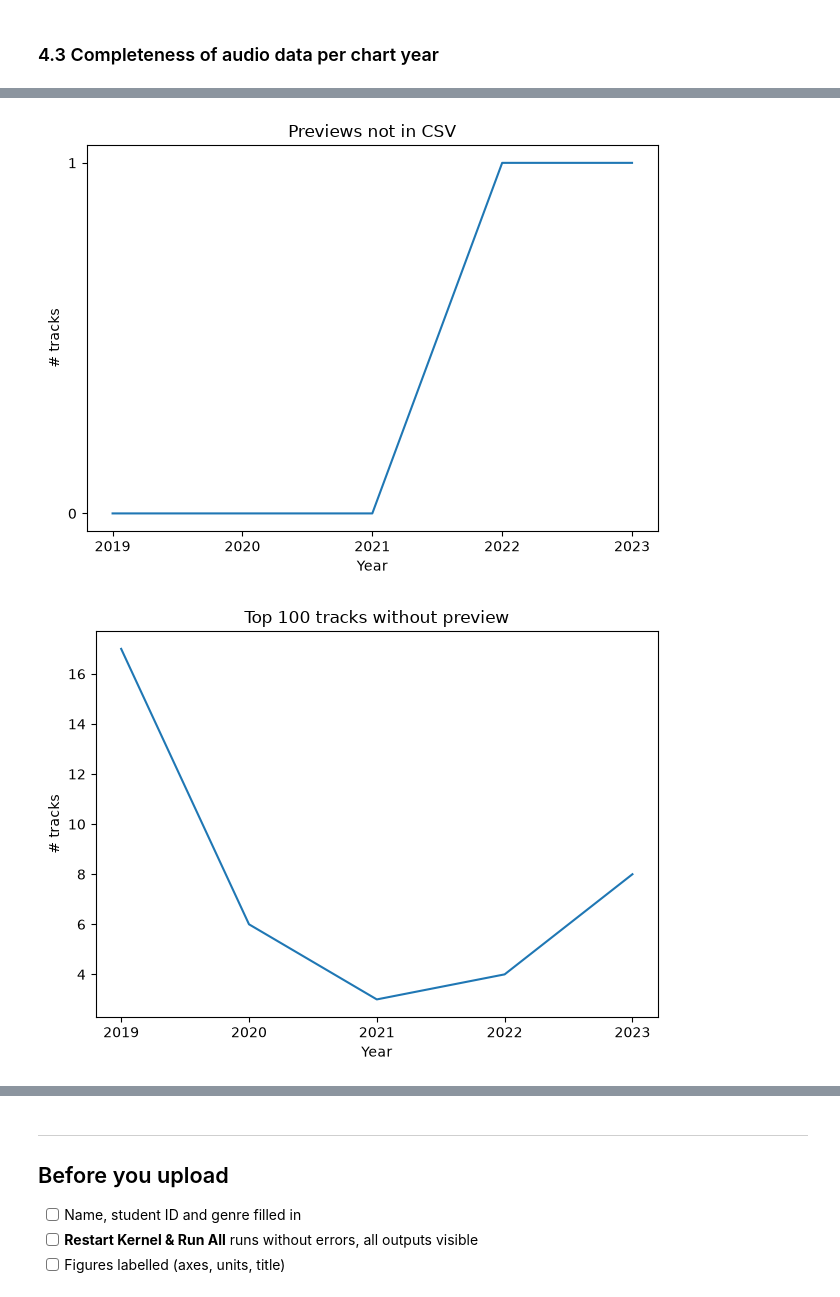
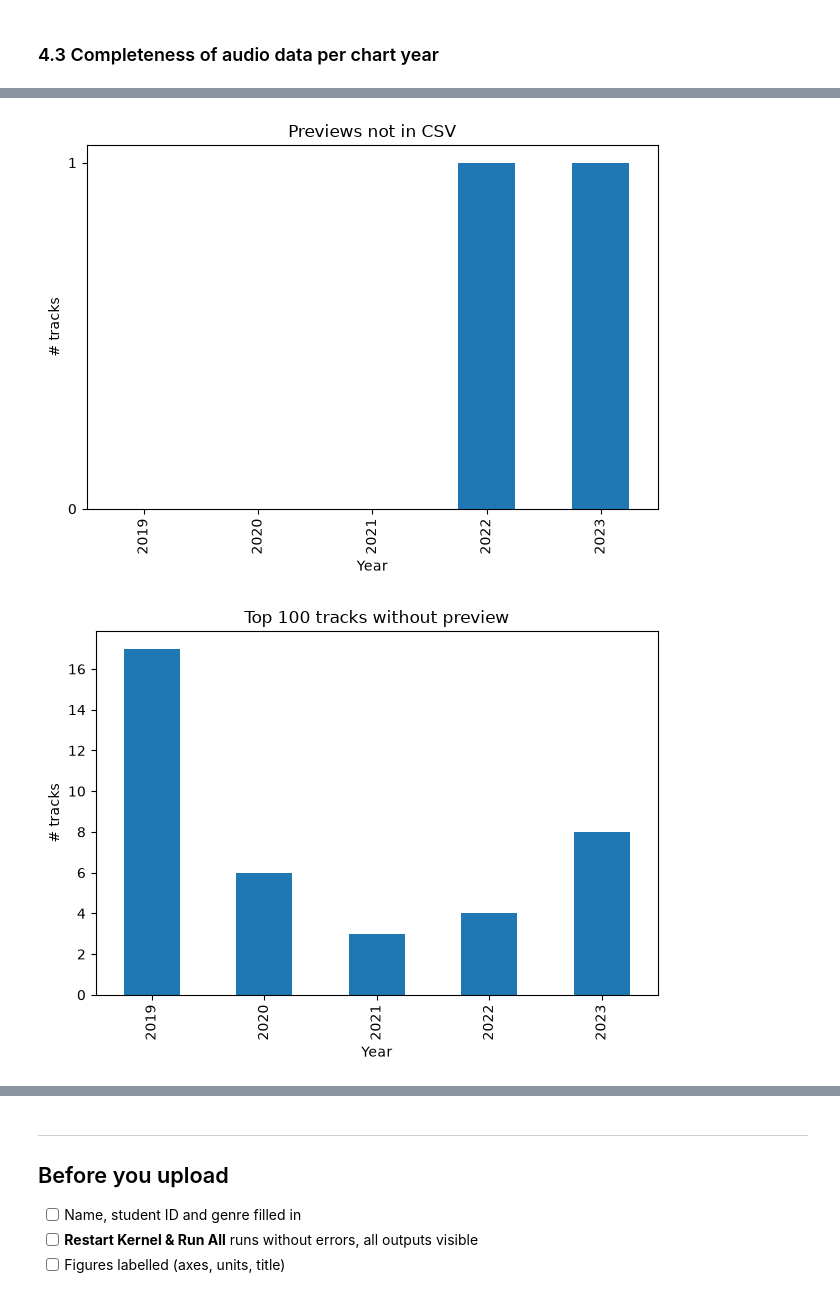
Before and after one commit to EwanMe/mirmla, a Jupyter notebook: T02_corpus_completeness.ipynb, the cells around one changed output, grey strips where cells are left out. Cells and saved outputs as stored; diff of their text form; code cells hidden in the pictures.

```diff
--- a/T02_corpus_completeness.ipynb
+++ b/T02_corpus_completeness.ipynb
@@ -385,29 +385,22 @@ previews = pd.DataFrame(
         for p in d.rglob("*.mp3")
     ]
 )
-
 tracks = clean[["year", "rank", "beatport_track_id"]]
 
-m = tracks.merge(
-    previews.assign(has_mp3=True),
-    left_on=["year", "beatport_track_id"],
-    right_on=["year", "id"],
-    how="outer",
-    indicator=True,
-)
+preview_keys = pd.MultiIndex.from_frame(previews[["year", "id"]])
+csv_keys = pd.MultiIndex.from_frame(tracks[["year", "beatport_track_id"]])
 
-not_in_csv = (m["_merge"] == "right_only").groupby(m["year"]).sum()
-print("Previews not present in CSV:")
-print(not_in_csv.to_string() + "\n")
+previews_in_csv = previews.assign(in_csv=preview_keys.isin(csv_keys))
+track_has_preview = tracks.assign(has_preview=csv_keys.isin(preview_keys))
 
-has_preview = m[m["_merge"] == "both"]
+not_in_csv = (~previews_in_csv["in_csv"]).groupby(previews_in_csv["year"]).sum()
+print("Previews not present in CSV:\n" + not_in_csv.to_string() + "\n")
 
-print("Previews with rank >100:", (has_preview["rank"] > 100).sum(), "\n")
+has_preview = track_has_preview[track_has_preview["has_preview"]]
+print("Previews with rank > 100:", (has_preview["rank"] > 100).sum())
 
-top_100 = m[m["rank"] <= 100]
-without_preview = (
-    top_100[top_100["_merge"] == "left_only"].groupby("year").size()
-)
+top_100 = track_has_preview[track_has_preview["rank"] <= 100]
+without_preview = (~top_100["has_preview"]).groupby(top_100["year"]).sum()
 print("Top 100 tracks without preview:\n" + without_preview.to_string())
 # %% [output]
 Previews not present in CSV:
@@ -429,32 +421,29 @@ year
 2023     8
 # %%
 # Task 4.3: visualisation
-
-ax = not_in_csv.plot(kind="line")
+ax = not_in_csv.plot.bar()
 ax.set(
     title="Previews not in CSV",
-    xticks=not_in_csv.index,
     xlabel="Year",
     yticks=[0, 1],
     ylabel="# tracks",
 )
 ax.figure.tight_layout()
 ax.figure.savefig(OUTPUT_DIR / "4.3_prev-not-in-csv.png", bbox_inches="tight")
 plt.show()
 
-ax = without_preview.plot(kind="line")
+ax = without_preview.plot.bar()
 ax.set(
     title="Top 100 tracks without preview",
-    xticks=without_preview.index,
     xlabel="Year",
     ylabel="# tracks",
 )
 ax.figure.tight_layout()
 ax.figure.savefig(OUTPUT_DIR / "4.3_track-without-prev.png", bbox_inches="tight")
 plt.show()
 # %% [output]
-[figure, old version]
+[figure, new version]
-[figure, old version]
+[figure, new version]
 # %% [markdown]
 ### Answer 4
 
```
Also changed, not shown: parts of 2 cells of this notebook.
